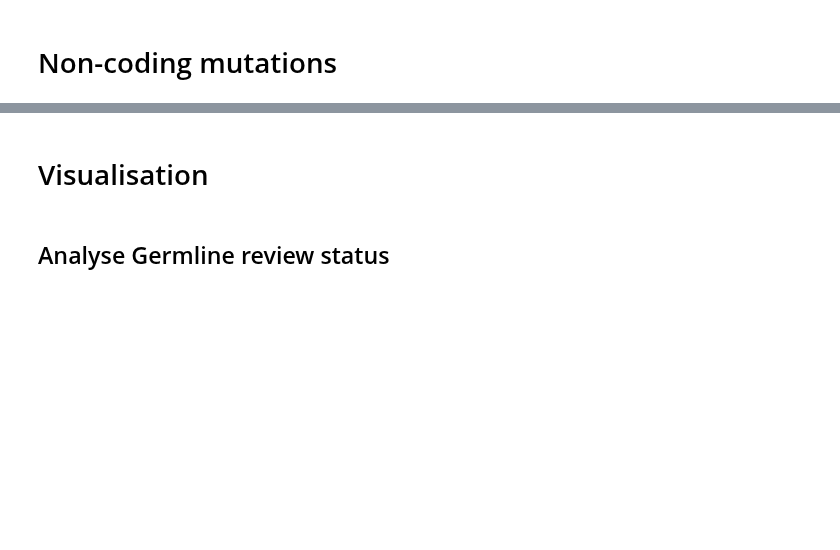
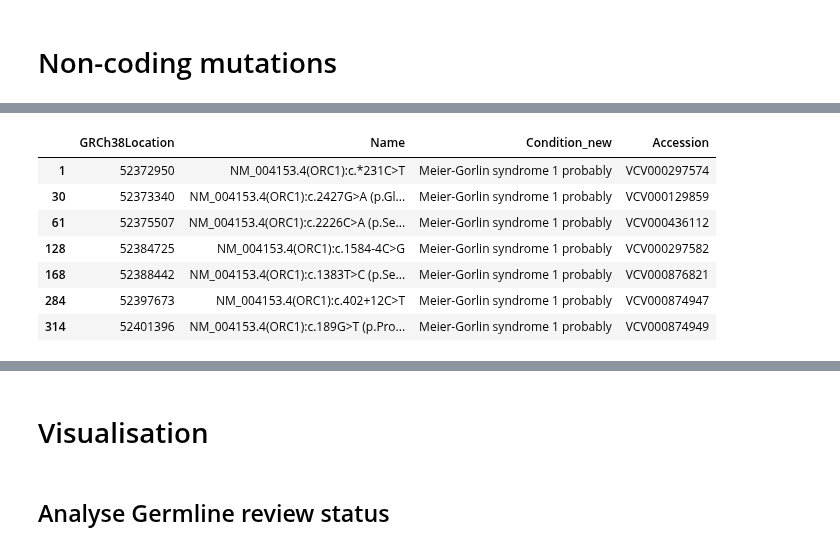
Before and after one commit to Lopatushka/ORC1, a Jupyter notebook: clinvar_analysis.ipynb, the cells around one changed output, grey strips where cells are left out. Saved outputs shown, nothing was run; the diff lists cells and outputs as text; code cells hidden in the pictures; blank space fills up the shorter version.

```diff
--- a/clinvar_analysis.ipynb
+++ b/clinvar_analysis.ipynb
@@ -116,6 +145,15 @@ noncoding[
 # %%
 # Filter the data for multiple conditions
 noncoding[
     (noncoding['Condition_new'] == 'Meier-Gorlin syndrome 1 probably') &
     (noncoding['Germline review status'] == 'criteria provided, multiple submitters, no conflicts')
-]["Name"]
+][['GRCh38Location', 'Name', 'Condition_new', 'Accession']]
+# %% [output]
+|  | GRCh38Location | Name | Condition_new | Accession |
+| 1 | 52372950 | NM_004153.4(ORC1):c.*231C>T | Meier-Gorlin syndrome 1 probably | VCV000297574 |
+| 30 | 52373340 | NM_004153.4(ORC1):c.2427G>A (p.Gl... | Meier-Gorlin syndrome 1 probably | VCV000129859 |
+| 61 | 52375507 | NM_004153.4(ORC1):c.2226C>A (p.Se... | Meier-Gorlin syndrome 1 probably | VCV000436112 |
+| 128 | 52384725 | NM_004153.4(ORC1):c.1584-4C>G | Meier-Gorlin syndrome 1 probably | VCV000297582 |
+| 168 | 52388442 | NM_004153.4(ORC1):c.1383T>C (p.Se... | Meier-Gorlin syndrome 1 probably | VCV000876821 |
+| 284 | 52397673 | NM_004153.4(ORC1):c.402+12C>T | Meier-Gorlin syndrome 1 probably | VCV000874947 |
+| 314 | 52401396 | NM_004153.4(ORC1):c.189G>T (p.Pro... | Meier-Gorlin syndrome 1 probably | VCV000874949 |
```
Also changed, not shown: parts of 14 cells of this notebook.
